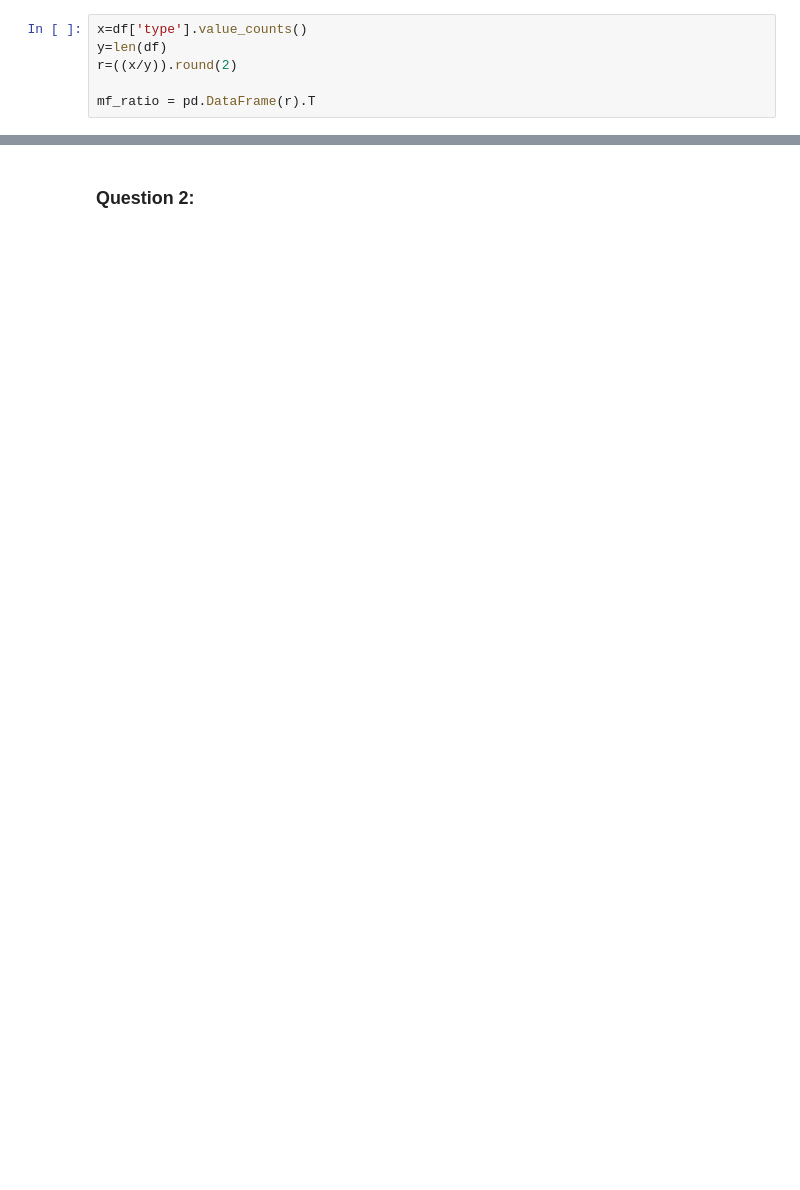
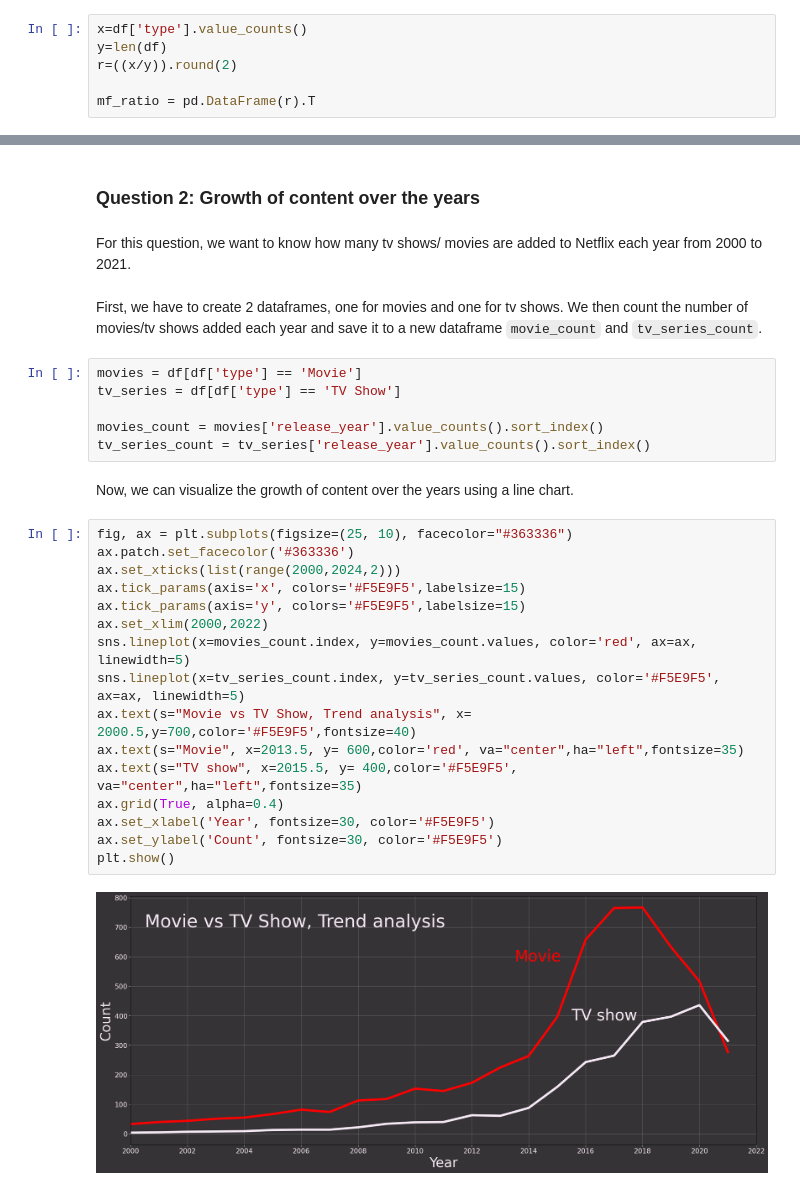
Before and after one commit to quocthanh18/LTKHDL, a Jupyter notebook: notebooks/2.0-EDA.ipynb, the cells around one changed output, grey strips where cells are left out. Cells and saved outputs as stored; diff of their text form; blank space fills up the shorter version.

```diff
--- a/notebooks/2.0-EDA.ipynb
+++ b/notebooks/2.0-EDA.ipynb
@@ -49,2 +57,32 @@ plt.show()
 # %% [markdown]
-### Question 2:
+### Question 2: Growth of content over the years
+# %% [markdown]
+For this question, we want to know how many tv shows/ movies are added to Netflix each year from 2000 to 2021.
+# %% [markdown]
+First, we have to create 2 dataframes, one for movies and one for tv shows. We then count the number of movies/tv shows added each year and save it to a new dataframe `movie_count` and `tv_series_count`.
+# %%
+movies = df[df['type'] == 'Movie']
+tv_series = df[df['type'] == 'TV Show']
+
+movies_count = movies['release_year'].value_counts().sort_index()
+tv_series_count = tv_series['release_year'].value_counts().sort_index()
+# %% [markdown]
+Now, we can visualize the growth of content over the years using a line chart.
+# %%
+fig, ax = plt.subplots(figsize=(25, 10), facecolor="#363336")
+ax.patch.set_facecolor('#363336')
+ax.set_xticks(list(range(2000,2024,2)))
+ax.tick_params(axis='x', colors='#F5E9F5',labelsize=15)
+ax.tick_params(axis='y', colors='#F5E9F5',labelsize=15)
+ax.set_xlim(2000,2022)
+sns.lineplot(x=movies_count.index, y=movies_count.values, color='red', ax=ax, linewidth=5)
+sns.lineplot(x=tv_series_count.index, y=tv_series_count.values, color='#F5E9F5', ax=ax, linewidth=5)
+ax.text(s="Movie vs TV Show, Trend analysis", x= 2000.5,y=700,color='#F5E9F5',fontsize=40)
+ax.text(s="Movie", x=2013.5, y= 600,color='red', va="center",ha="left",fontsize=35)
+ax.text(s="TV show", x=2015.5, y= 400,color='#F5E9F5', va="center",ha="left",fontsize=35)
+ax.grid(True, alpha=0.4)
+ax.set_xlabel('Year', fontsize=30, color='#F5E9F5')
+ax.set_ylabel('Count', fontsize=30, color='#F5E9F5')
+plt.show()
+# %% [output]
+[figure, added]
```
Also changed, not shown: parts of 9 cells of this notebook.
